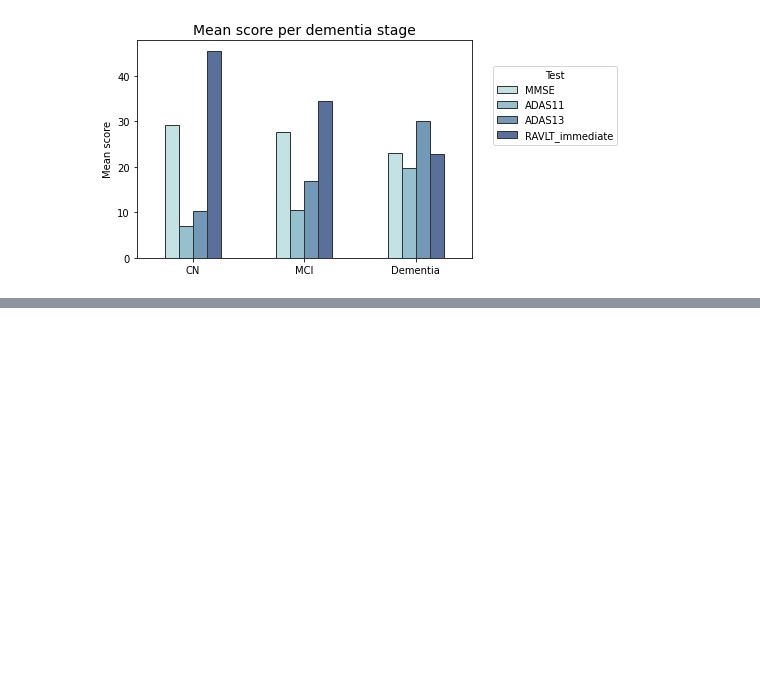
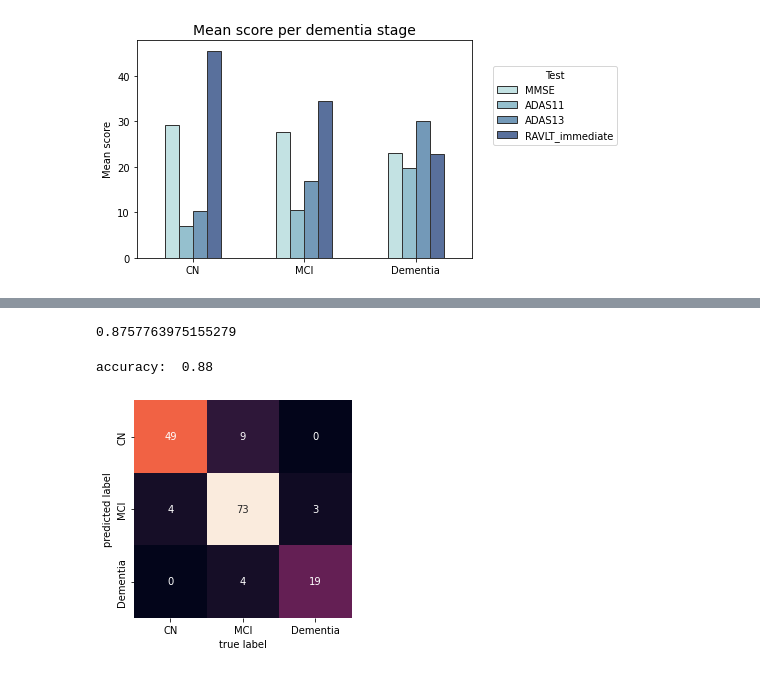
Before and after one commit to tamap94/ds-capstone-alzheimers-, a Jupyter notebook: tadpole_challenge/Tadpole_EDA_Model.ipynb, the cells around one changed output, grey strips where cells are left out. Saved outputs shown, nothing was run; the diff lists cells and outputs as text; code cells hidden in the pictures; blank space fills up the shorter version.

Commit message:
EDA_model

```diff
--- a/tadpole_challenge/Tadpole_EDA_Model.ipynb
+++ b/tadpole_challenge/Tadpole_EDA_Model.ipynb
@@ -271,0 +352,9 @@ plt.show();
+# %%
+# Use get_dummies for the PTGENDER and APOE4 column
+df=pd.get_dummies(df, columns=['PTGENDER', 'APOE4'], drop_first=False)
+# %%
+#Train-test-split
+X=df.drop('DX', axis=1)
+y=df['DX']
+
+X_train, X_test, y_train, y_test = train_test_split(X, y, stratify =y, random_state=42)
@@ -271,0 +367,5 @@ plt.show();
+# %%
+#Use Standard Scaler for the numeric data
+scaler = StandardScaler()
+X_train_scaled=scaler.fit_transform(X_train)
+X_test_scaled=scaler.fit_transform(X_test)
@@ -271,0 +378,8 @@ plt.show();
+# %%
+#Run a simple logistic regression model
+
+log_reg=LogisticRegression(max_iter=1000)
+log_reg.fit(X_train_scaled, y_train)
+
+y_pred_train=log_reg.predict(X_train)
+y_pred=log_reg.predict(X_test_scaled)
@@ -271,0 +401,22 @@ plt.show();
+# %%
+# Check out the metrics
+acc_test = accuracy_score(y_test, y_pred)
+print(acc_test)
+acc_train=accuracy_score(y_train, log_reg.predict(X_train_scaled))
+# %% [output]
+0.8757763975155279
+# %%
+# Plotting the confusing matrix
+labels=['CN', 'MCI', 'Dementia']
+mat = confusion_matrix(y_test, y_pred, labels=labels)
+cm=sns.heatmap(mat.T, square=True, annot=True, fmt='d', cbar=False)
+cm.set_xticklabels(labels)
+cm.set_yticklabels(labels)
+plt.xlabel('true label')
+plt.ylabel('predicted label')
+print('accuracy: ' , accuracy_score(y_test, y_pred).round(2))
+#print('recall: ' , recall_score(y_test, y_pred).round(2))
+#print('precision: ' , precision_score(y_test, y_pred).round(2))
+# %% [output]
+accuracy:  0.88
+[figure, added]
```
Also changed, not shown: parts of 14 cells of this notebook, 1 other file.
